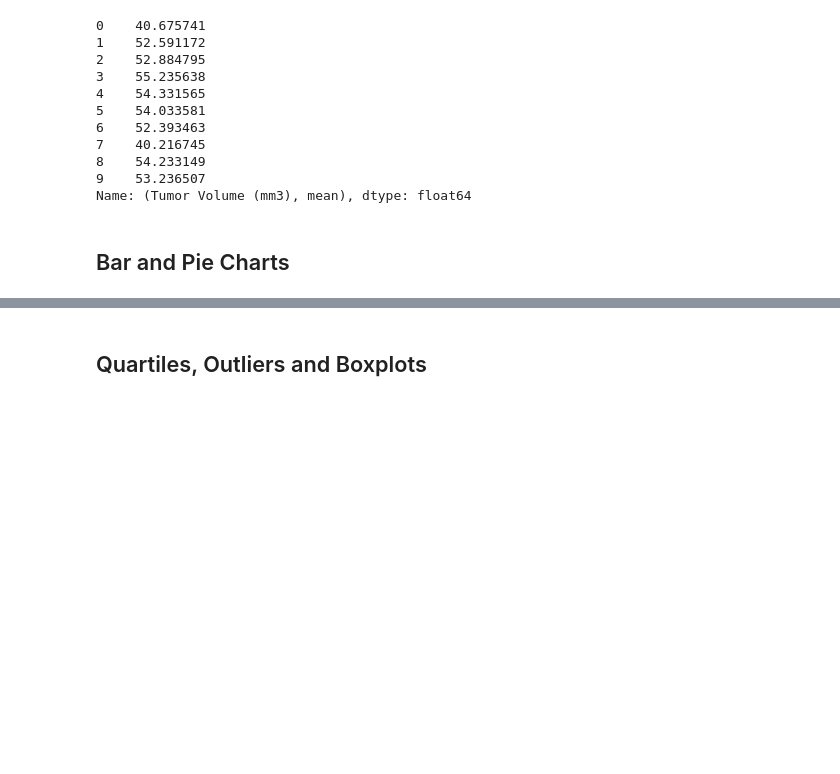
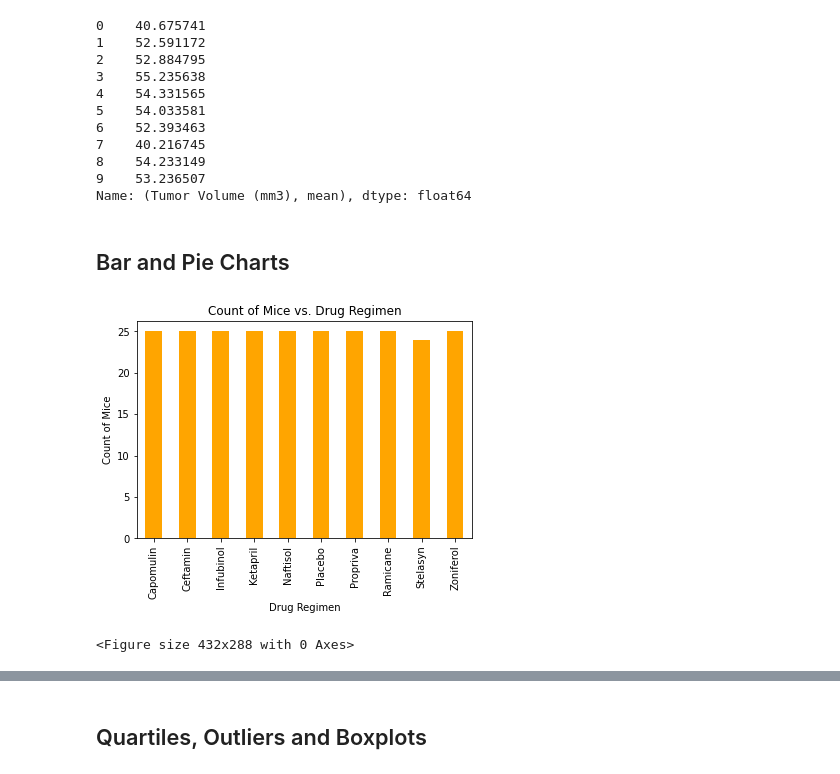
Before and after one commit to meielerol/matplotlib-challenge, a Jupyter notebook: pymaceuticals_starter.ipynb, the cells around one changed output, grey strips where cells are left out. Saved outputs shown, nothing was run; the diff lists cells and outputs as text; code cells hidden in the pictures; blank space fills up the shorter version.

Commit message:
bar chart and pie chart added

```diff
--- a/pymaceuticals_starter.ipynb
+++ b/pymaceuticals_starter.ipynb
@@ -184,3 +184,11 @@ Name: (Tumor Volume (mm3), mean), dtype: float64
 ## Bar and Pie Charts
 # %%
 # Generate a bar plot showing the total number of mice for each treatment throughout the course of the study using pandas.
+numMiceDrugRegimen = mouseClean_df.groupby('Drug Regimen')['Mouse ID'].nunique()
+micePerDrug_chart = numMiceDrugRegimen.plot(kind='bar',facecolor='orange', title="Count of Mice vs. Drug Regimen")
+micePerDrug_chart.set_ylabel("Count of Mice")
+plt.show()
+plt.tight_layout()
+# %% [output]
+[figure, added]
+<Figure size 432x288 with 0 Axes>
```
Also changed, not shown: parts of 4 cells of this notebook.
